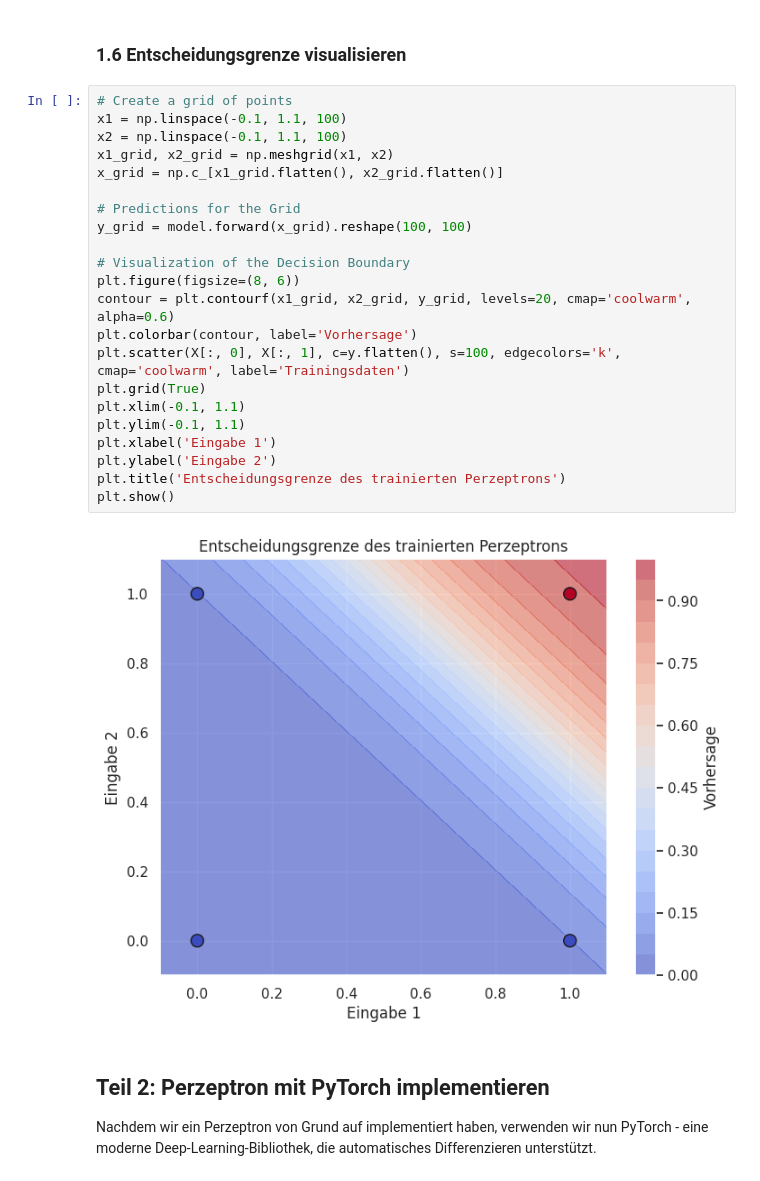
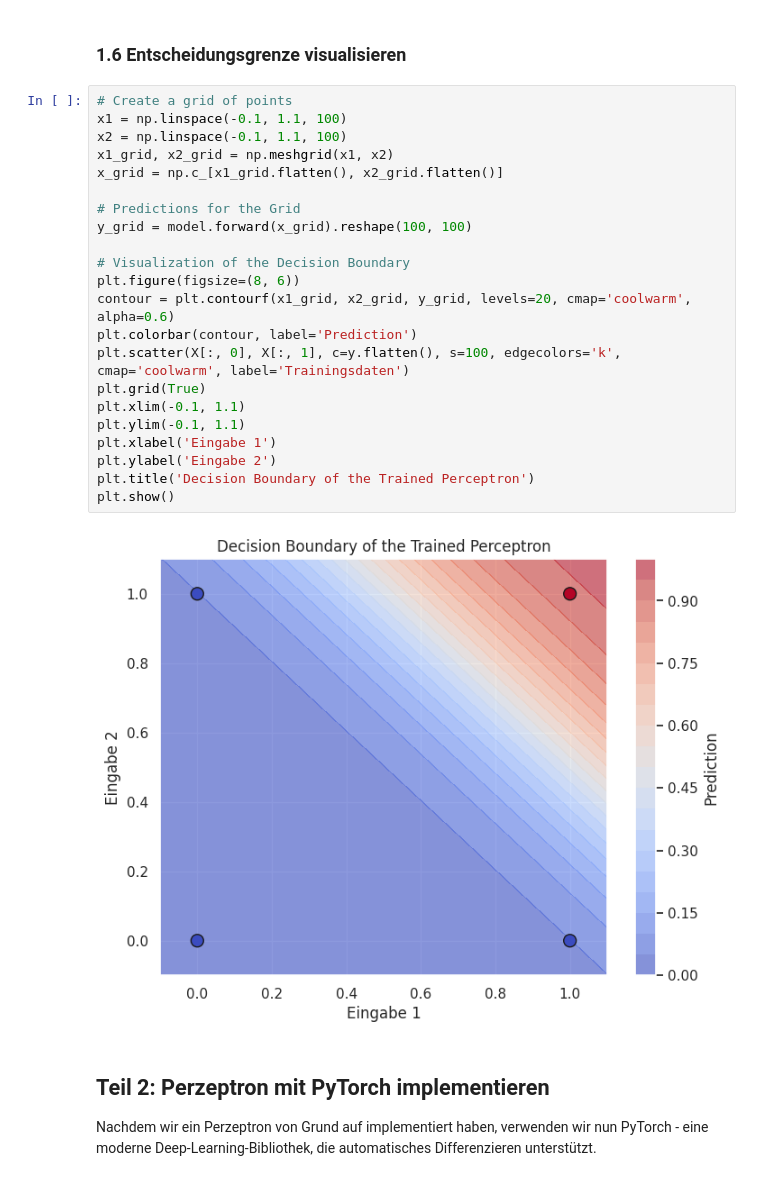
Before and after one commit to reyyanq/EiDL-Ubung, a Jupyter notebook: Exercise_01/perceptron.ipynb, the cells around one changed output. Saved outputs shown, nothing was run; the diff lists cells and outputs as text.

```diff
--- a/Exercise_01/perceptron.ipynb
+++ b/Exercise_01/perceptron.ipynb
@@ -257,27 +257,27 @@ Eingabe: [1 1], Erwartete Ausgabe: 1.0, Vorhersage: 0.9330
 # %%
 # Create a grid of points
 x1 = np.linspace(-0.1, 1.1, 100)
 x2 = np.linspace(-0.1, 1.1, 100)
 x1_grid, x2_grid = np.meshgrid(x1, x2)
 x_grid = np.c_[x1_grid.flatten(), x2_grid.flatten()]
 
 # Predictions for the Grid
 y_grid = model.forward(x_grid).reshape(100, 100)
 
 # Visualization of the Decision Boundary
 plt.figure(figsize=(8, 6))
 contour = plt.contourf(x1_grid, x2_grid, y_grid, levels=20, cmap='coolwarm', alpha=0.6)
-plt.colorbar(contour, label='Vorhersage')
+plt.colorbar(contour, label='Prediction')
 plt.scatter(X[:, 0], X[:, 1], c=y.flatten(), s=100, edgecolors='k', cmap='coolwarm', label='Trainingsdaten')
 plt.grid(True)
 plt.xlim(-0.1, 1.1)
 plt.ylim(-0.1, 1.1)
 plt.xlabel('Eingabe 1')
 plt.ylabel('Eingabe 2')
-plt.title('Entscheidungsgrenze des trainierten Perzeptrons')
+plt.title('Decision Boundary of the Trained Perceptron')
 plt.show()
 # %% [output]
-[figure, old version]
+[figure, new version]
 # %% [markdown]
 ## Teil 2: Perzeptron mit PyTorch implementieren
 
```
